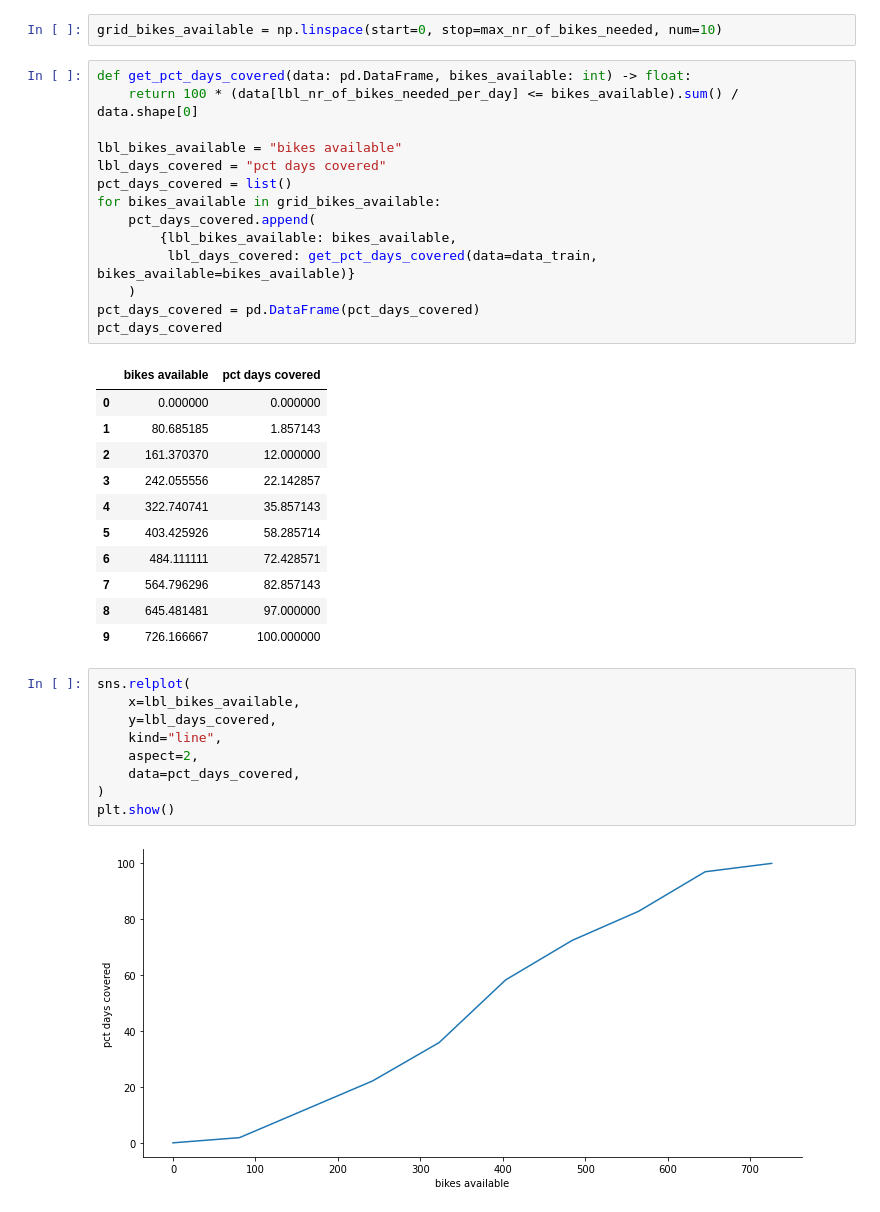
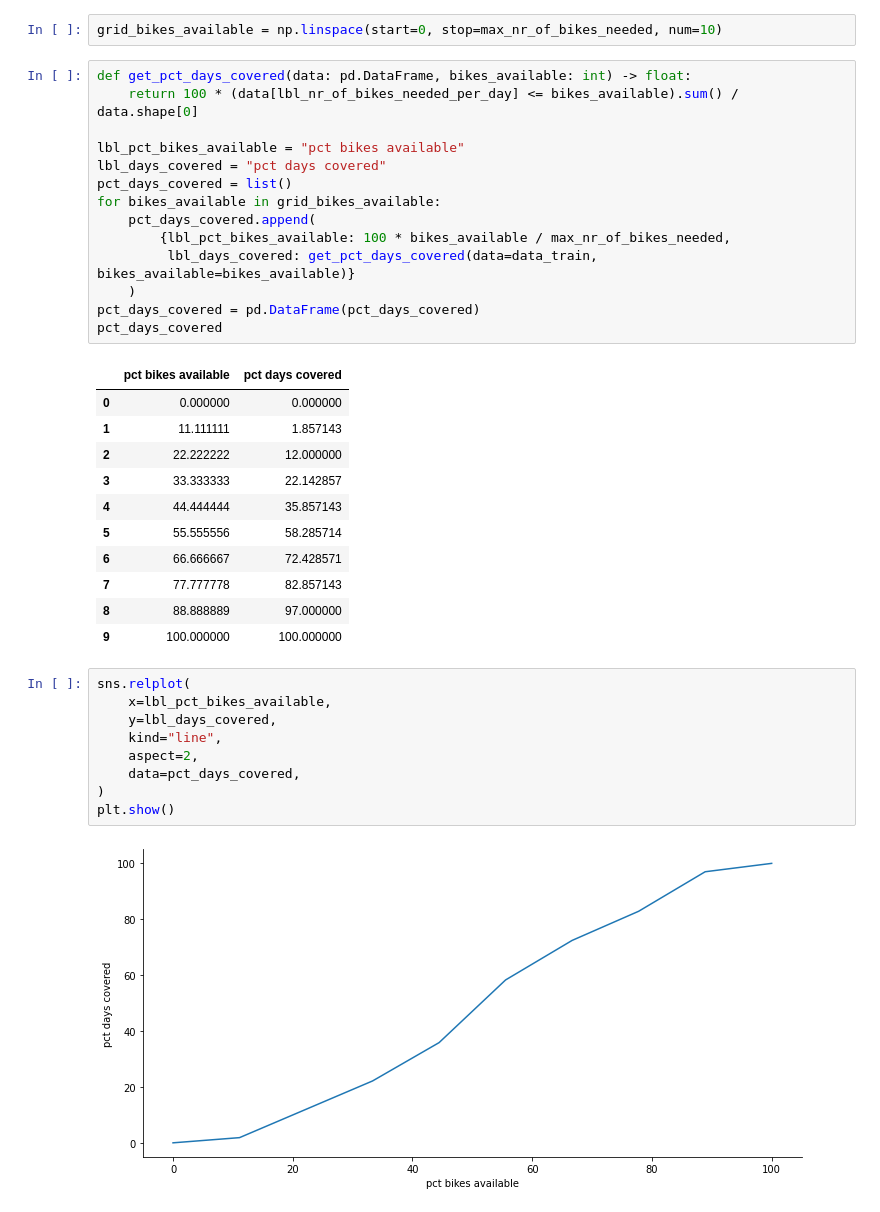
Before and after one commit to khrapovs/playing-with-uci-bike-sharing-data, a Jupyter notebook: notebook.ipynb, the cells around one changed output. Cells and saved outputs as stored; diff of their text form.

```diff
--- a/notebook.ipynb
+++ b/notebook.ipynb
@@ -128,36 +128,36 @@ grid_bikes_available = np.linspace(start=0, stop=max_nr_of_bikes_needed, num=10)
 def get_pct_days_covered(data: pd.DataFrame, bikes_available: int) -> float:
     return 100 * (data[lbl_nr_of_bikes_needed_per_day] <= bikes_available).sum() / data.shape[0]
 
-lbl_bikes_available = "bikes available"
+lbl_pct_bikes_available = "pct bikes available"
 lbl_days_covered = "pct days covered"
 pct_days_covered = list()
 for bikes_available in grid_bikes_available:
     pct_days_covered.append(
-        {lbl_bikes_available: bikes_available,
+        {lbl_pct_bikes_available: 100 * bikes_available / max_nr_of_bikes_needed,
          lbl_days_covered: get_pct_days_covered(data=data_train, bikes_available=bikes_available)}
     )
 pct_days_covered = pd.DataFrame(pct_days_covered)
 pct_days_covered
 # %% [output]
-|  | bikes available | pct days covered |
+|  | pct bikes available | pct days covered |
 | 0 | 0.000000 | 0.000000 |
-| 1 | 80.685185 | 1.857143 |
-| 2 | 161.370370 | 12.000000 |
-| 3 | 242.055556 | 22.142857 |
-| 4 | 322.740741 | 35.857143 |
-| 5 | 403.425926 | 58.285714 |
-| 6 | 484.111111 | 72.428571 |
-| 7 | 564.796296 | 82.857143 |
-| 8 | 645.481481 | 97.000000 |
-| 9 | 726.166667 | 100.000000 |
+| 1 | 11.111111 | 1.857143 |
+| 2 | 22.222222 | 12.000000 |
+| 3 | 33.333333 | 22.142857 |
+| 4 | 44.444444 | 35.857143 |
+| 5 | 55.555556 | 58.285714 |
+| 6 | 66.666667 | 72.428571 |
+| 7 | 77.777778 | 82.857143 |
+| 8 | 88.888889 | 97.000000 |
+| 9 | 100.000000 | 100.000000 |
 # %%
 sns.relplot(
-    x=lbl_bikes_available,
+    x=lbl_pct_bikes_available,
     y=lbl_days_covered,
     kind="line",
     aspect=2,
     data=pct_days_covered,
 )
 plt.show()
 # %% [output]
-[figure, old version]
+[figure, new version]
```
